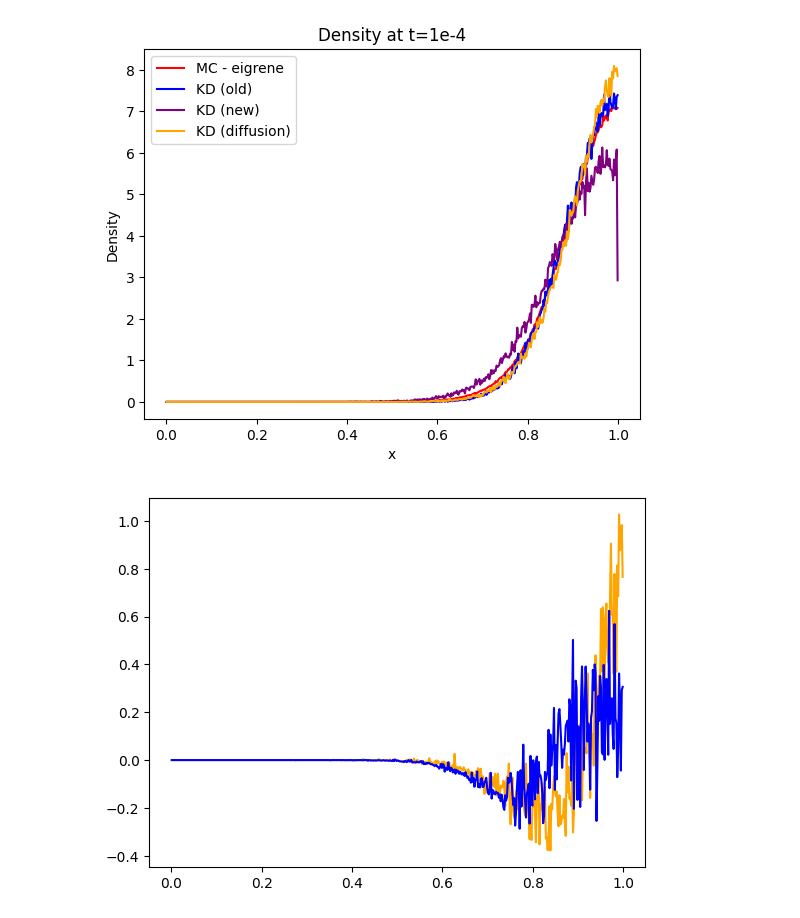
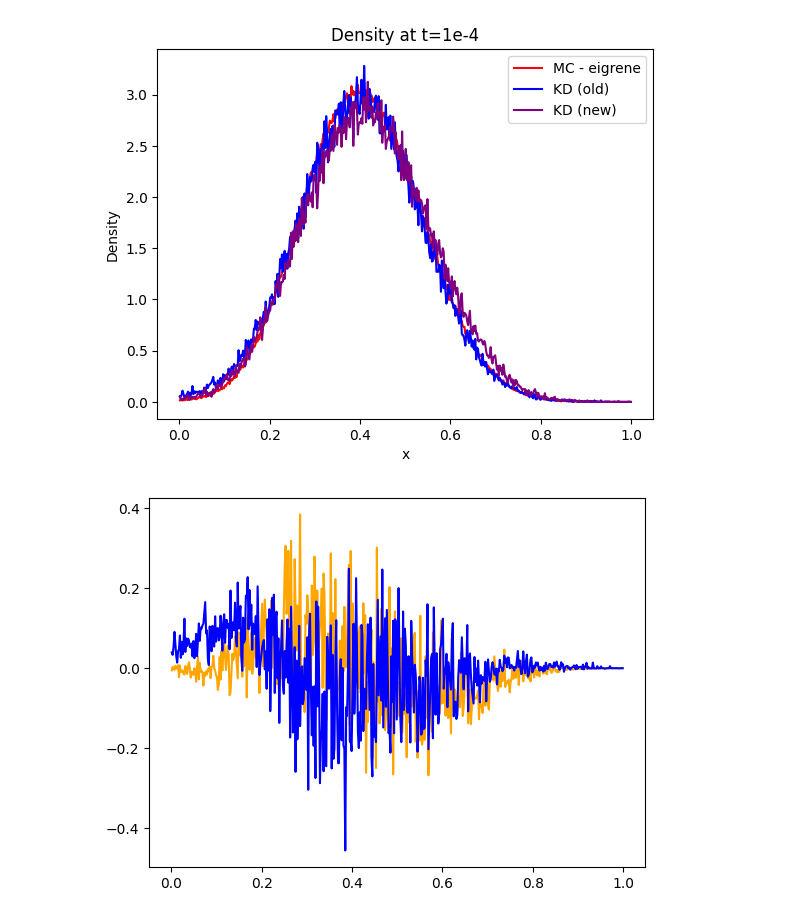
Before and after one commit to RVB12/neptune-mc, a Jupyter notebook: examples/test_1d_fv_kd.ipynb, the cells around one changed output. Cells and saved outputs as stored; diff of their text form; code cells hidden in the pictures.

```diff
--- a/examples/test_1d_fv_kd.ipynb
+++ b/examples/test_1d_fv_kd.ipynb
@@ -13,7 +13,7 @@ x = np.linspace(0, 1, n_cells+1)
 x_center = 0.5 * (x[:-1] + x[1:])
 h = x[1] - x[0]
 
-x0 = 0.96
+x0 = 0.4
 
 x_split = 0.5
 
@@ -282,23 +282,26 @@ for i in range(n_particles):
 h = 1/n_cells
 
 dt_fluid = 1.0e-5
-dt_fluid_internal = 1.0e-6
+dt_fluid_internal = 1.0e-7
 
 # step 1: construct matrix A
-A = np.zeros((n_cells, n_cells), dtype=np.float64)
+B = np.zeros((n_cells, n_cells), dtype=np.float64)
 for i in range(0, n_cells):
     D = get_BGK_stddev(ion_temperature[i])**2 / get_collision_rate(ion_temperature[i], ion_density[i])
     r = dt_fluid_internal / h**2 * D
     if i == 0:
-        A[i, i] = 1 + r
-        A[i, i+1] = -r
+        B[i, i] = -r
+        B[i, i+1] = r
     elif i == n_cells - 1:
-        A[i, i] = 1 + r
-        A[i, i-1] = -r
+        B[i, i] = -r
+        B[i, i-1] = r
     else:
-        A[i, i] = 1 + 2 * r
-        A[i, i-1] = -r
-        A[i, i+1] = -r
+        B[i, i] = -2 * r
+        B[i, i-1] = r
+        B[i, i+1] = r
+
+A1 = np.eye(n_cells, dtype=np.float64) + 0.5 * B
+A2 = np.eye(n_cells, dtype=np.float64) - 0.5 * B
 
 # step 2: set initial condition
 density_fluid = np.zeros((n_cells, n_cells), dtype=np.float64)
@@ -310,8 +313,16 @@ for i in range(n_cells):
 
 t = 0
 while t < dt_fluid:
-    density_fluid = np.linalg.solve(A, density_fluid)
+    density_fluid = np.linalg.solve(A2, A1 @ density_fluid)
     t += dt_fluid_internal
+
+#
+# override with analytical solution for testing
+#
+# for i in range(n_cells):
+#     D = get_BGK_stddev(ion_temperature[i])**2 / get_collision_rate(ion_temperature[i], ion_density[i])
+#     x00 = x_center[i]
+#     density_fluid[i, :] = 1. / np.sqrt(4 * math.pi * D * dt_fluid) * np.exp(-(x_center - x00)**2 / (4 * D * dt_fluid))
 
 # step 3.5: Make sure the integral is 1
 for i in range(n_cells):
@@ -352,7 +363,7 @@ plt.figure()
 plt.plot(x_center, density_fluid_final, label="fluid")
 
 x_center_analytical = np.linspace(0, 1, 400)
-D = get_BGK_stddev(ion_temperature[i])**2 / get_collision_rate(ion_temperature[i], ion_density[i])
+D = get_BGK_stddev(ion_temperature[x0_index])**2 / get_collision_rate(ion_temperature[x0_index], ion_density[x0_index])
 density_analytical = 1. / np.sqrt(4 * math.pi * D * dt_fluid) * np.exp(-(x_center_analytical - x0)**2 / (4 * D * dt_fluid))
 density_analytical += 1. / np.sqrt(4 * math.pi * D * dt_fluid) * np.exp(-(x_center_analytical + x0 - 2)**2 / (4 * D * dt_fluid))
 
@@ -667,33 +678,33 @@ for i in range(n_particles):
 # plt.stairs(density_mc, x, label='MC - python', fill=True, alpha=0.5, color='green')
 # plt.stairs(density_mc2, x, label='MC - eigrene', fill=True, alpha=0.5, color='red')
 # plt.stairs(density_kd, x, label='KD', fill=True, alpha=0.5, color='blue')
 # plt.stairs(density_mc, x, color='green')
 # plt.stairs(density_mc2, x, color='red')
 # plt.stairs(density_kd, x, color='blue')
 
 plt.figure()
 plt.semilogy(x_center, ion_density)
 plt.title('Ion density')
 
 plt.figure()
 # plt.plot(x_center, density_mc, label='MC - python', color='green')
 plt.plot(x_center, density_mc2, label='MC - eigrene', color='red')
 plt.plot(x_center, density_kd, label='KD (old)', color='blue')
 plt.plot(x_center, density_kd2, label='KD (new)', color='purple')
-plt.plot(x_center, density_kd3, label='KD (diffusion)', color='orange')
+# plt.plot(x_center, density_kd3, label='KD (diffusion)', color='orange')
 # plt.plot(x_center, density_fluid[:, get_index(x0)], label='Fluid', color='black')
 plt.legend()
 plt.xlabel('x')
 plt.ylabel('Density')
 plt.title('Density at t=1e-4')
 
 plt.figure()
 
 plt.plot(x_center, density_kd3 - density_mc2, label='KD (diffusion) - MC (eigrene)', color='orange')
 plt.plot(x_center, density_kd - density_mc2, label='KD (old) - MC (eigrene)', color='blue')
 
 plt.show()
 # %% [output]
 [figure]
-[figure, old version]
+[figure, new version]
-[figure, old version]
+[figure, new version]
```
Also changed, not shown: parts of 3 cells of this notebook, 25 other files.
